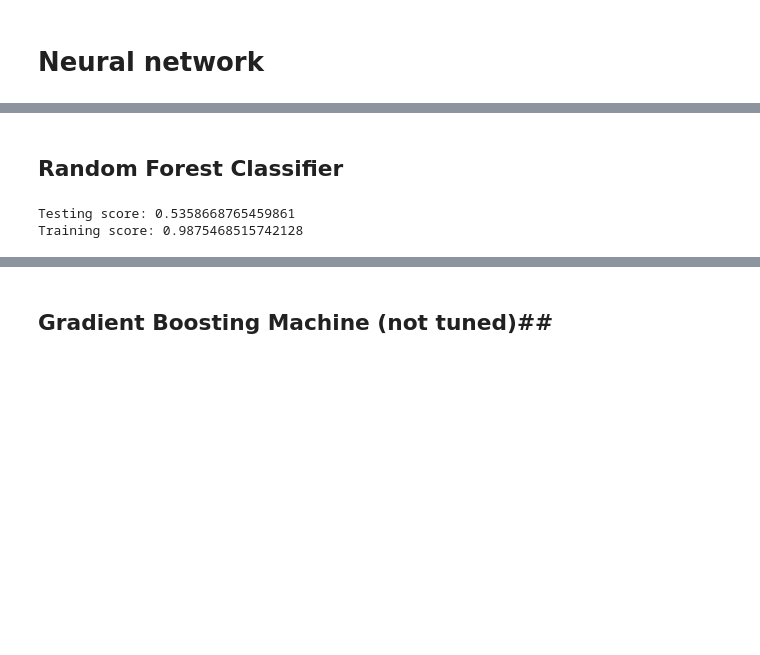
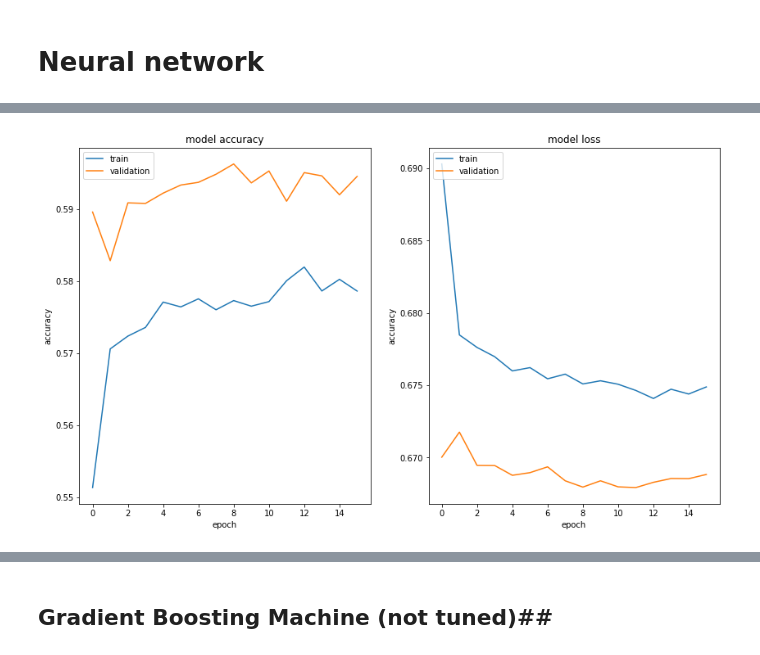
Before and after one commit to GintasKam/dota_outcome_prediction, a Jupyter notebook: Outcome_prediction.ipynb, the cells around one changed output, grey strips where cells are left out. Drawn from its saved outputs; the diff is of its cells as text; code cells hidden in the pictures; blank space fills up the shorter version.

```diff
--- a/Outcome_prediction.ipynb
+++ b/Outcome_prediction.ipynb
@@ -55,6 +51,24 @@ def combine_two_files(X1,X2,y1,y2):
     X = np.vstack((X1,X2))
     y = np.vstack((y1,y2))
     return X,y
+
+def validation_plots():
+    plt.figure(figsize = (14,8))
+    plt.subplot(1,2,1)
+    plt.plot(history.history['acc'])
+    plt.plot(history.history['val_acc'])
+    plt.title('model accuracy')
+    plt.ylabel('accuracy')
+    plt.xlabel('epoch')
+    plt.legend(['train', 'validation'], loc='upper left')
+
+    plt.subplot(1,2,2)
+    plt.plot(history.history['loss'])
+    plt.plot(history.history['val_loss'])
+    plt.title('model loss')
+    plt.ylabel('accuracy')
+    plt.xlabel('epoch')
+    plt.legend(['train', 'validation'], loc='upper left')
 # %%
 X,y = import_the_data()
 X_train, X_test, y_train, y_test = train_test_split(X,y, test_size = 0.2)
@@ -146,11 +144,4 @@ Accuracy on the test set: 0.5884116632399928
-# %% [markdown]
-## Random Forest Classifier ##
-# %%
-from sklearn.ensemble import RandomForestClassifier
-rf = RandomForestClassifier()
-rf.fit(X_train,y_train)
-print('Testing score:', rf.score(X_test,y_test))
-print('Training score:', rf.score(X_train,y_train))
-# %% [output]
-Testing score: 0.5358668765459861
-Training score: 0.9875468515742128
+# %%
+validation_plots()
+# %% [output]
+[figure, added]
```
Also changed, not shown: parts of 11 cells of this notebook.
